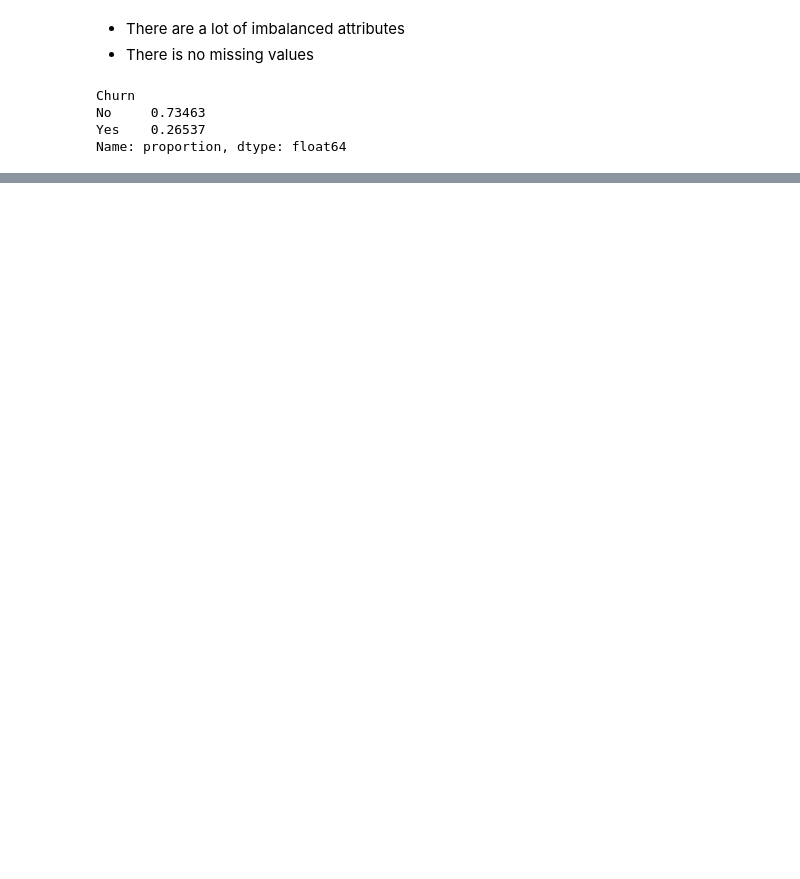
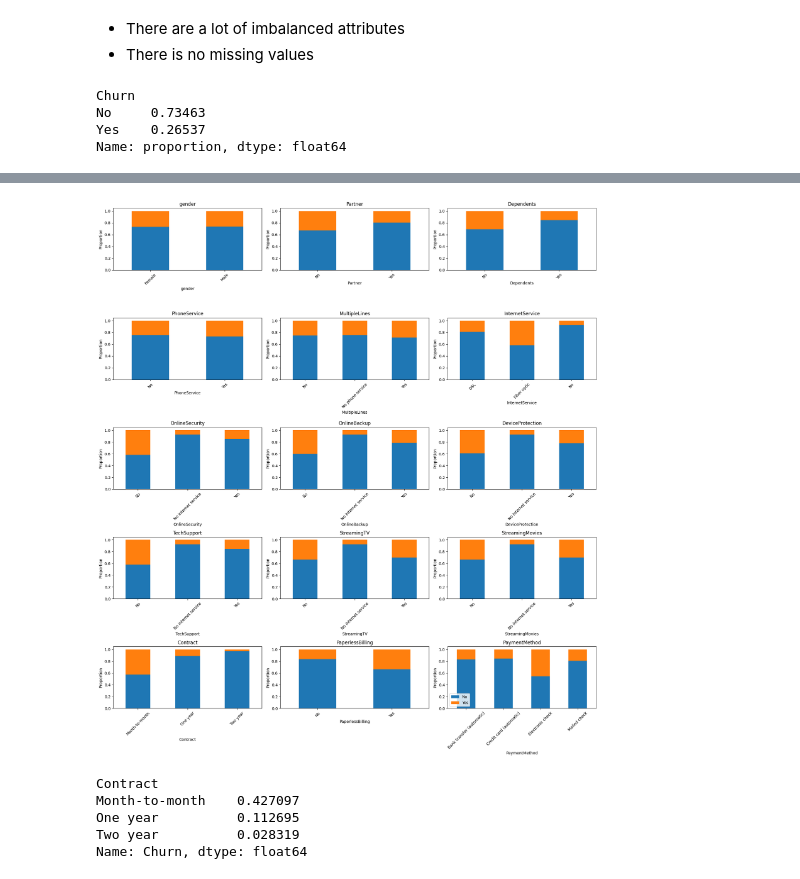
Before and after one commit to Abosamir/churn-prediction-service, a Jupyter notebook: notebooks/01_eda.ipynb, the cells around one changed output, grey strips where cells are left out. Cells and saved outputs as stored; diff of their text form; code cells hidden in the pictures; blank space fills up the shorter version.

```diff
--- a/notebooks/01_eda.ipynb
+++ b/notebooks/01_eda.ipynb
@@ -163,0 +241,37 @@ Observation:
+# %%
+df.drop('customerID', axis=1, inplace=True)
+# %%
+import math
+
+cat_cols = df.select_dtypes(include='object').columns.drop('Churn')
+n = len(cat_cols)
+rows = math.ceil(n / 3)
+
+fig, axes = plt.subplots(rows, 3, figsize=(18, 4*rows))
+axes = axes.flatten()
+
+for i, col in enumerate(cat_cols):
+    pd.crosstab(df[col], df['Churn'], normalize='index').plot(
+        kind='bar', stacked=True, ax=axes[i], legend=False)
+    axes[i].set_title(col)
+    axes[i].set_ylabel('Proportion')
+    axes[i].tick_params(axis='x', rotation=45)
+
+# hide unused subplots
+for j in range(i+1, len(axes)):
+    axes[j].axis('off')
+
+plt.tight_layout()
+plt.legend()
+plt.show()
+# %% [output]
+[figure, added]
+# %%
+churn_rate = df.groupby('Contract')['Churn'].apply(lambda x: (x=='Yes').mean())
+churn_rate
+# %% [output]
+Contract
+Month-to-month    0.427097
+One year          0.112695
+Two year          0.028319
+Name: Churn, dtype: float64
```
Also changed, not shown: parts of 25 cells of this notebook, 1 other file.
